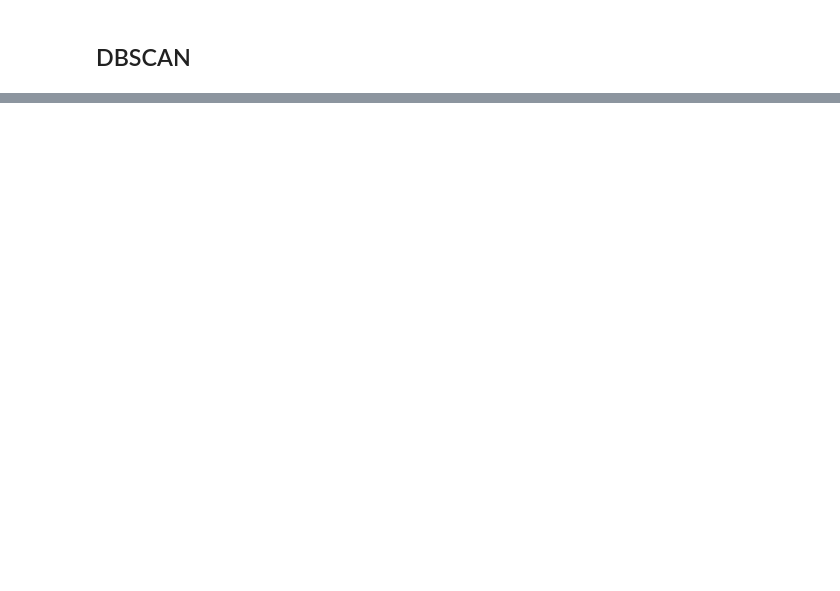
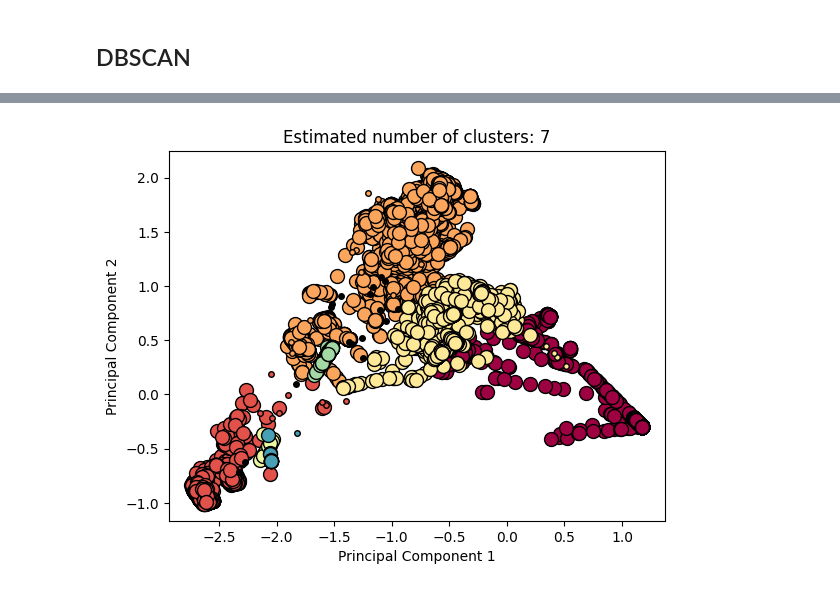
Before and after one commit to NikosKontou/6103_project, a Jupyter notebook: team_project.ipynb, the cells around one changed output, grey strips where cells are left out. Drawn from its saved outputs; the diff is of its cells as text; code cells hidden in the pictures; blank space fills up the shorter version.

```diff
--- a/team_project.ipynb
+++ b/team_project.ipynb
@@ -90,0 +163,27 @@ print('silhouette: ', round(np.mean(silhouette_values), 3))
+# %%
+plt.figure('pca-dbscan')
+unique_labels = set(labels)
+colors = [plt.cm.Spectral(each) for each in np.linspace(0, 1, len(unique_labels))]
+
+for k, col in zip(unique_labels, colors):
+    if k == -1:
+        col = [0, 0, 0, 1]  # Black for noise
+
+    class_member_mask = (labels == k)
+
+    # Core points
+    xy = data_2d[class_member_mask & core_samples_mask]
+    plt.plot(xy[:, 0], xy[:, 1], 'o', markerfacecolor=tuple(col),
+             markeredgecolor='k', markersize=10)
+
+    # Border points
+    xy = data_2d[class_member_mask & ~core_samples_mask]
+    plt.plot(xy[:, 0], xy[:, 1], 'o', markerfacecolor=tuple(col),
+             markeredgecolor='k', markersize=4)
+
+plt.title(f'Estimated number of clusters: {n_clusters_}')
+plt.xlabel('Principal Component 1')
+plt.ylabel('Principal Component 2')
+plt.show()
+# %% [output]
+[figure, added]
```
Also changed, not shown: parts of 11 cells of this notebook.
